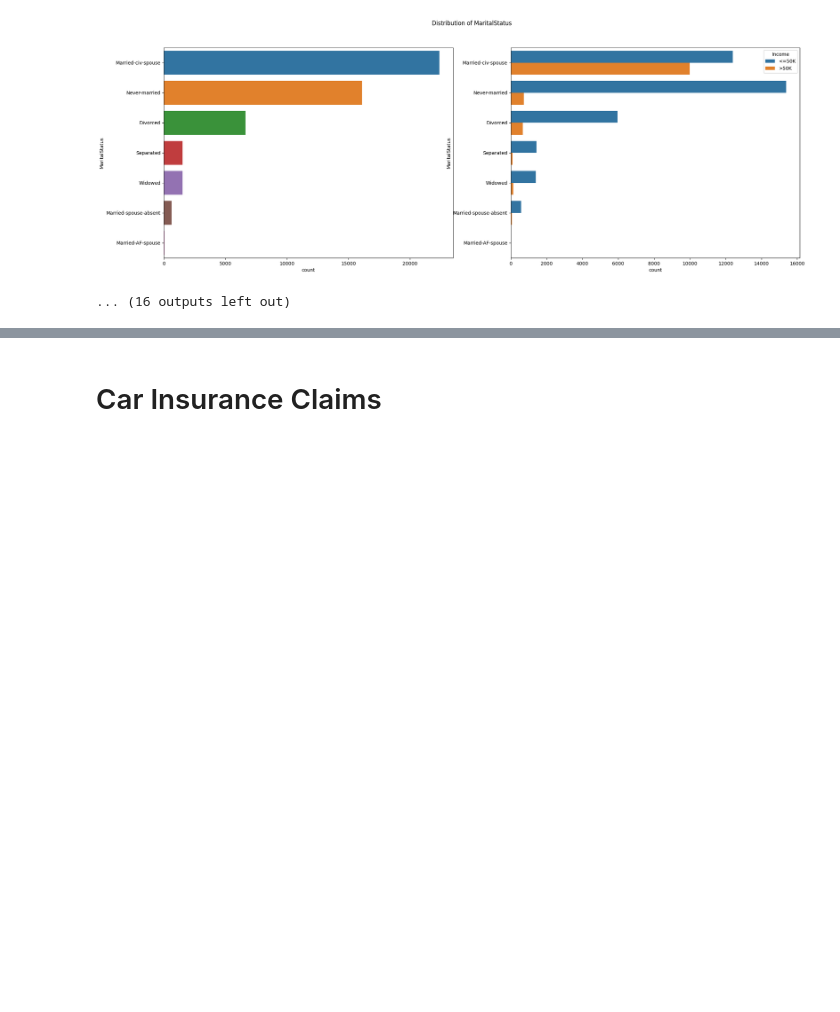
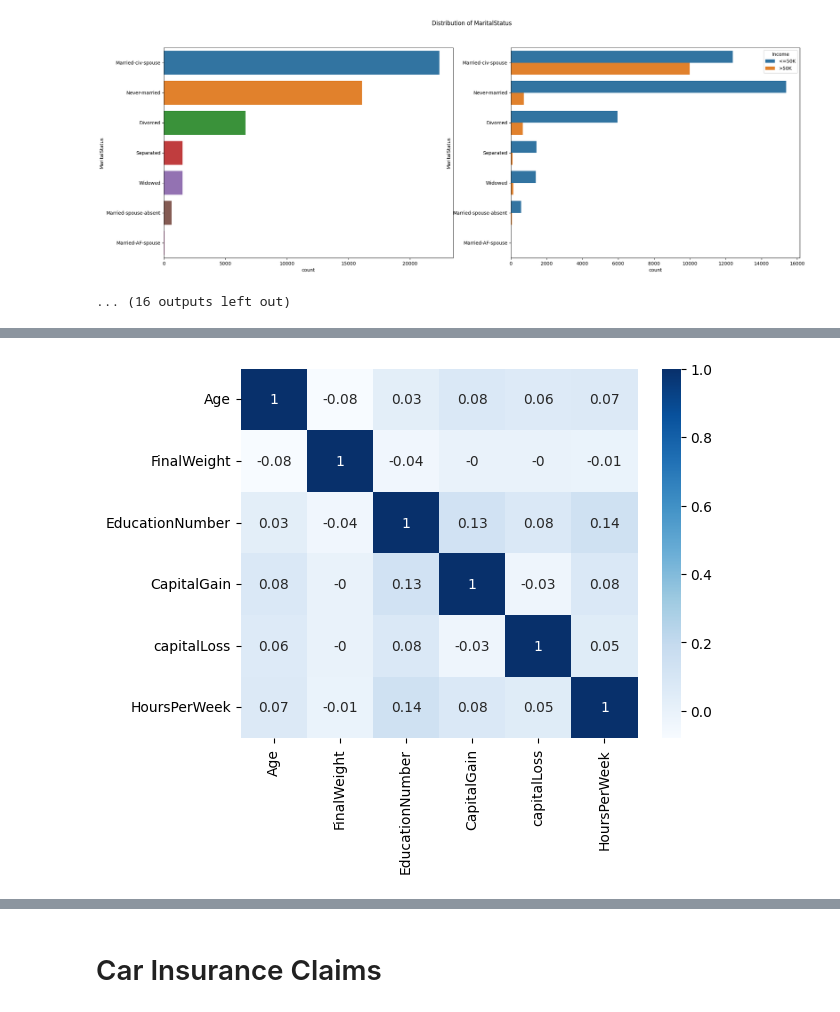
Before and after one commit to YoungVoid/Machine-Learning, a Jupyter notebook: Machine_Learning.ipynb, the cells around one changed output, grey strips where cells are left out. Saved outputs shown, nothing was run; the diff lists cells and outputs as text; code cells hidden in the pictures; blank space fills up the shorter version.

```diff
--- a/Machine_Learning.ipynb
+++ b/Machine_Learning.ipynb
@@ -502,0 +505,3 @@ Null Values: 0 (0.00%)
+# %%
+corr = df_adult_income_explore.corr(numeric_only=True).round(2)
+corr
@@ -502,0 +516,4 @@ Null Values: 0 (0.00%)
+# %%
+corr_graph = sns.heatmap(corr, cmap='Blues', annot=True);
+# %% [output]
+[figure, added]
```
Also changed, not shown: parts of 8 cells of this notebook.
